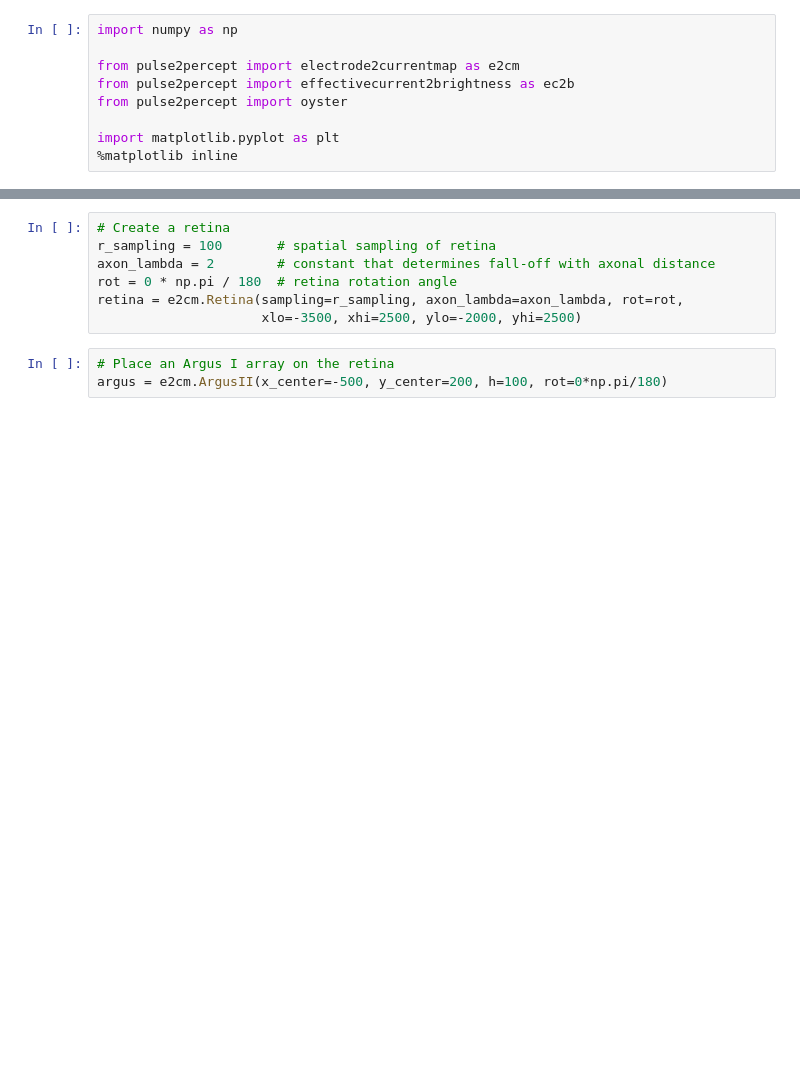
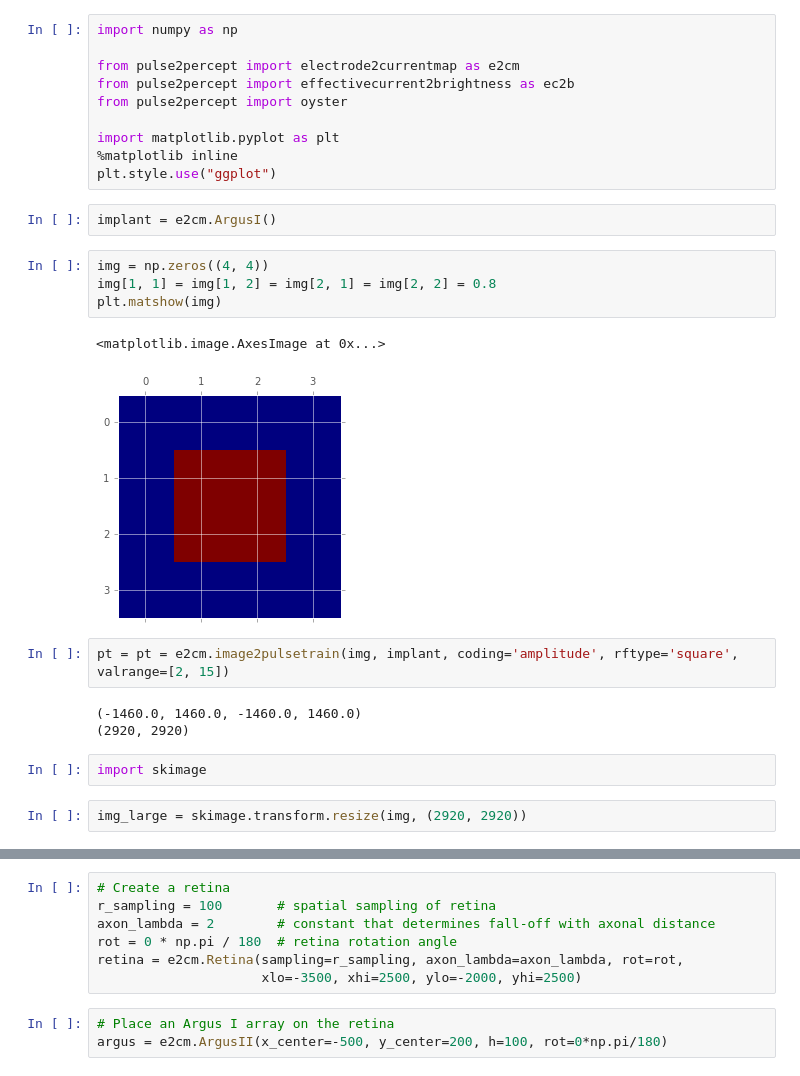
Before and after one commit to pulse2percept/pulse2percept, a Jupyter notebook: examples/notebooks/0.1-image2percept.ipynb, the cells around one changed output, grey strips where cells are left out. Saved outputs shown, nothing was run; the diff lists cells and outputs as text; blank space fills up the shorter version.

Commit message:
start testing image2percept; add docs; better testing of Psycho2Pulsetrain

```diff
--- a/examples/notebooks/0.1-image2percept.ipynb
+++ b/examples/notebooks/0.1-image2percept.ipynb
@@ -7,3 +7,22 @@ from pulse2percept import oyster
 
 import matplotlib.pyplot as plt
 %matplotlib inline
+plt.style.use("ggplot")
+# %%
+implant = e2cm.ArgusI()
+# %%
+img = np.zeros((4, 4))
+img[1, 1] = img[1, 2] = img[2, 1] = img[2, 2] = 0.8
+plt.matshow(img)
+# %% [output]
+<matplotlib.image.AxesImage at 0x...>
+[figure, added]
+# %%
+pt = pt = e2cm.image2pulsetrain(img, implant, coding='amplitude', rftype='square', valrange=[2, 15])
+# %% [output]
+(-1460.0, 1460.0, -1460.0, 1460.0)
+(2920, 2920)
+# %%
+import skimage
+# %%
+img_large = skimage.transform.resize(img, (2920, 2920))
```
Also changed, not shown: parts of 11 cells of this notebook, 2 other files.
